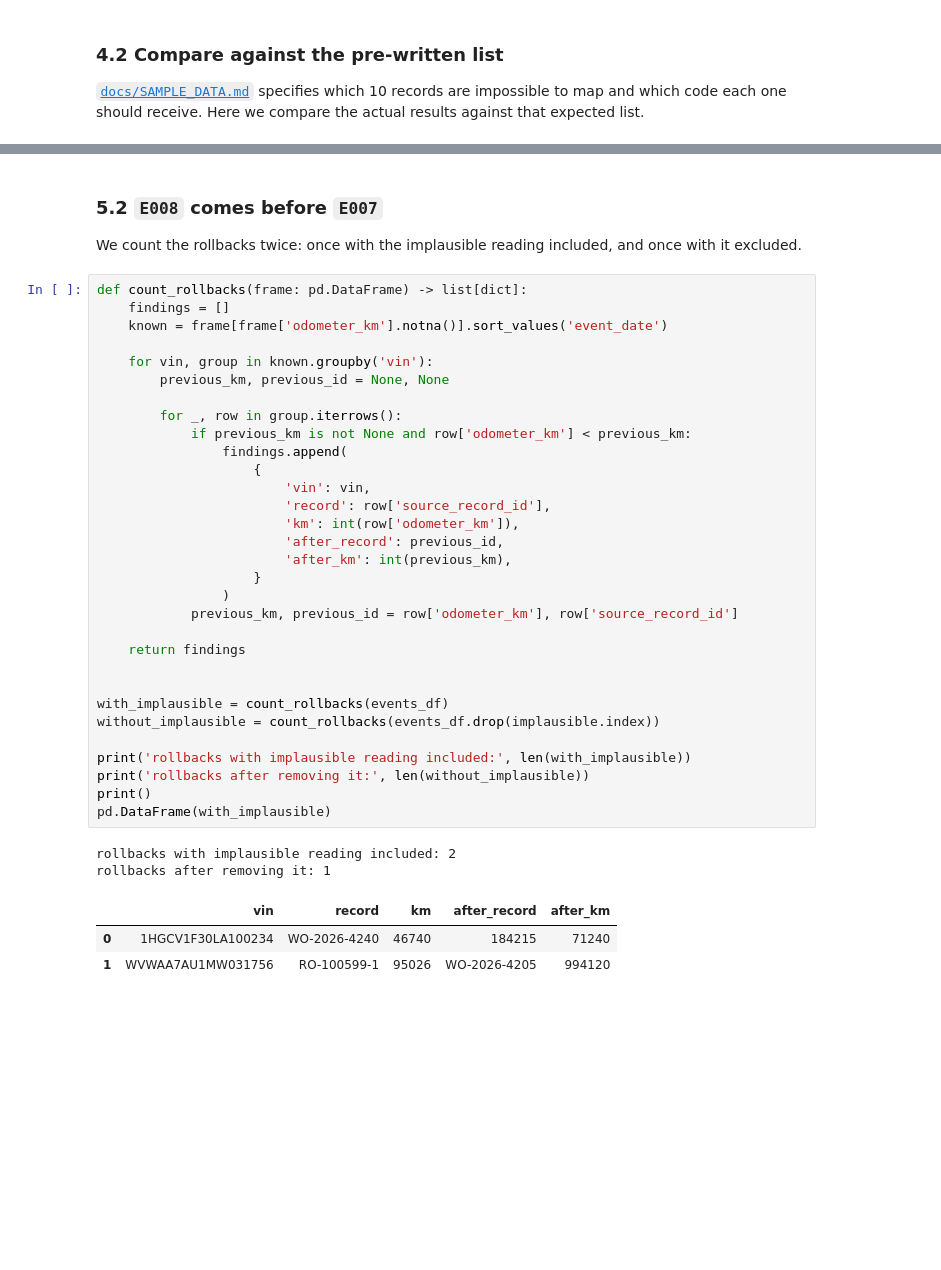
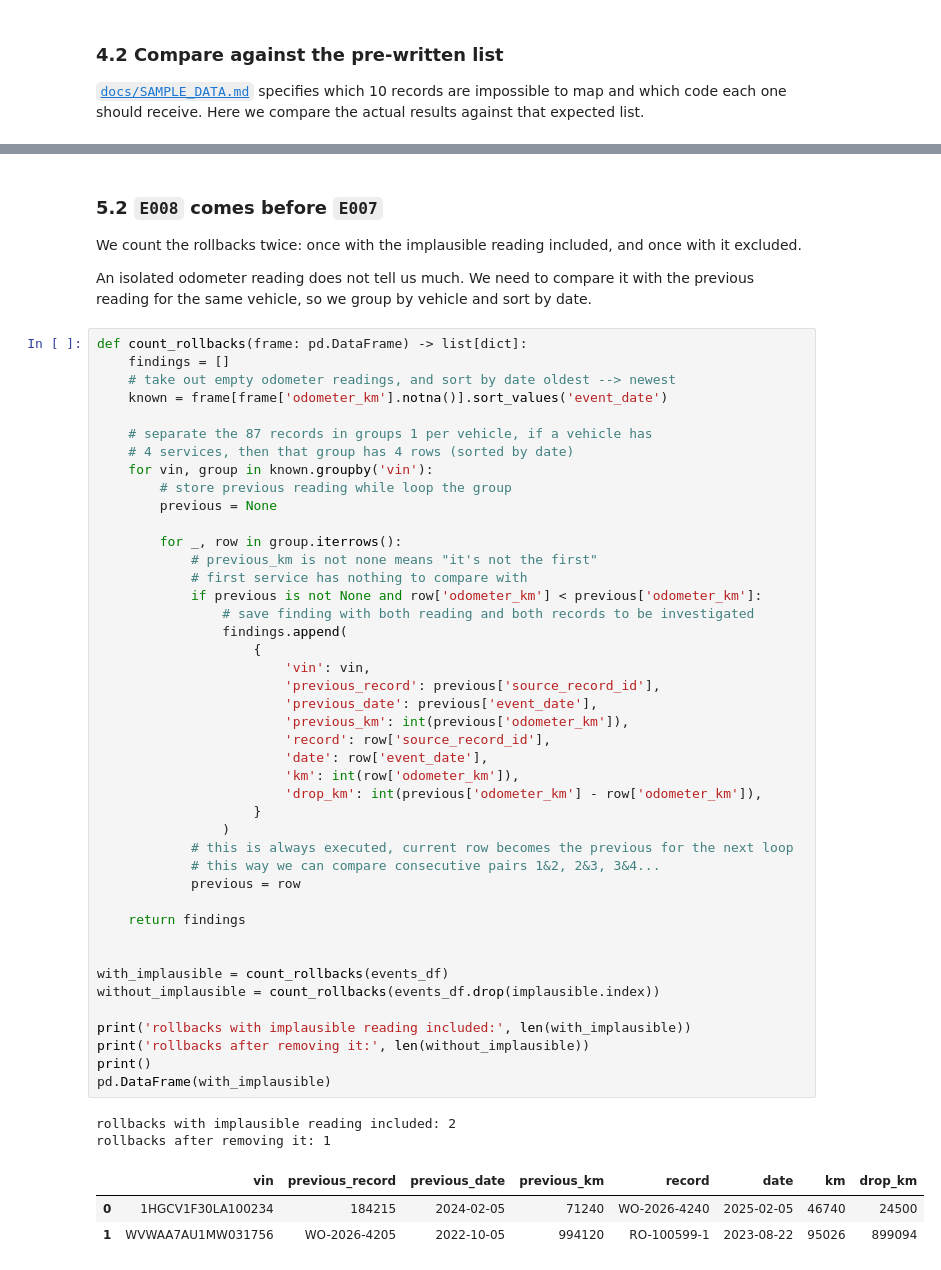
Before and after one commit to renteria-luis/automotive-data-mapper, a Jupyter notebook: notebooks/02_pipeline.ipynb, the cells around one changed output, grey strips where cells are left out. Saved outputs shown, nothing was run; the diff lists cells and outputs as text; blank space fills up the shorter version.

```diff
--- a/notebooks/02_pipeline.ipynb
+++ b/notebooks/02_pipeline.ipynb
@@ -657,40 +676,54 @@ implausible[["source_id", "source_record_id", "vin", "event_date", "odometer_km"
 ### 5.2 `E008` comes before `E007`
 
 We count the rollbacks twice: once with the implausible reading included, and once with it excluded.
+
+An isolated odometer reading does not tell us much. We need to compare it with the previous reading for the same vehicle, so we group by vehicle and sort by date.
 # %%
 def count_rollbacks(frame: pd.DataFrame) -> list[dict]:
     findings = []
+    # take out empty odometer readings, and sort by date oldest --> newest
     known = frame[frame['odometer_km'].notna()].sort_values('event_date')
 
+    # separate the 87 records in groups 1 per vehicle, if a vehicle has
+    # 4 services, then that group has 4 rows (sorted by date)
     for vin, group in known.groupby('vin'):
-        previous_km, previous_id = None, None
+        # store previous reading while loop the group
+        previous = None
 
         for _, row in group.iterrows():
-            if previous_km is not None and row['odometer_km'] < previous_km:
+            # previous_km is not none means "it's not the first"
+            # first service has nothing to compare with
+            if previous is not None and row['odometer_km'] < previous['odometer_km']:
+                # save finding with both reading and both records to be investigated
                 findings.append(
                     {
                         'vin': vin,
+                        'previous_record': previous['source_record_id'],
+                        'previous_date': previous['event_date'],
+                        'previous_km': int(previous['odometer_km']),
                         'record': row['source_record_id'],
+                        'date': row['event_date'],
                         'km': int(row['odometer_km']),
-                        'after_record': previous_id,
-                        'after_km': int(previous_km),
+                        'drop_km': int(previous['odometer_km'] - row['odometer_km']),
                     }
                 )
-            previous_km, previous_id = row['odometer_km'], row['source_record_id']
+            # this is always executed, current row becomes the previous for the next loop
+            # this way we can compare consecutive pairs 1&2, 2&3, 3&4...
+            previous = row
 
     return findings
 
 
 with_implausible = count_rollbacks(events_df)
 without_implausible = count_rollbacks(events_df.drop(implausible.index))
 
 print('rollbacks with implausible reading included:', len(with_implausible))
 print('rollbacks after removing it:', len(without_implausible))
 print()
 pd.DataFrame(with_implausible)
 # %% [output]
 rollbacks with implausible reading included: 2
 rollbacks after removing it: 1
-|  | vin | record | km | after_record | after_km |
-| 0 | 1HGCV1F30LA100234 | WO-2026-4240 | 46740 | 184215 | 71240 |
-| 1 | WVWAA7AU1MW031756 | RO-100599-1 | 95026 | WO-2026-4205 | 994120 |
+|  | vin | previous_record | previous_date | previous_km | record | date | km | drop_km |
+| 0 | 1HGCV1F30LA100234 | 184215 | 2024-02-05 | 71240 | WO-2026-4240 | 2025-02-05 | 46740 | 24500 |
+| 1 | WVWAA7AU1MW031756 | WO-2026-4205 | 2022-10-05 | 994120 | RO-100599-1 | 2023-08-22 | 95026 | 899094 |
```
Also changed, not shown: parts of 24 cells of this notebook.
